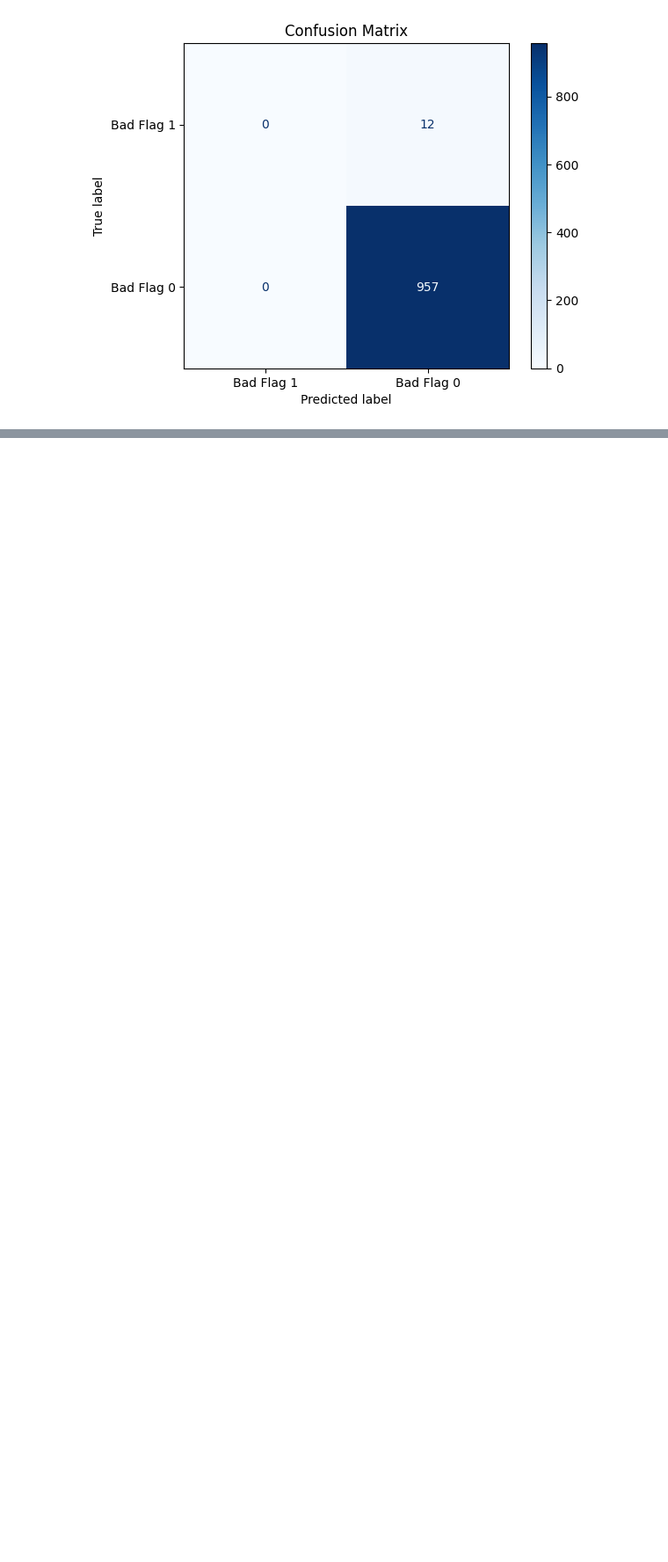
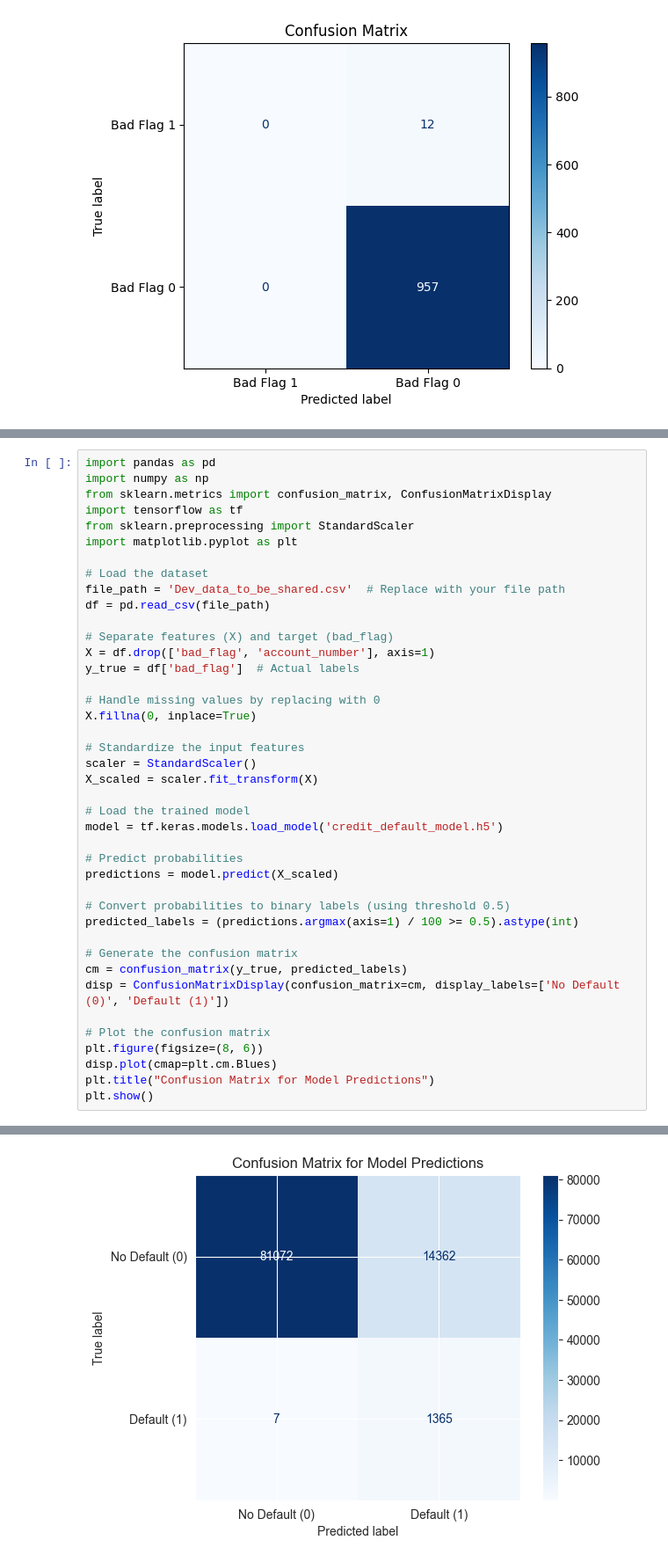
Before and after one commit to Userfrom1995/CreditCard_Predictions, a Jupyter notebook: main.ipynb, the cells around one changed output, grey strips where cells are left out. Shown at 88% size. Cells and saved outputs as stored; diff of their text form; blank space fills up the shorter version.

```diff
--- a/main.ipynb
+++ b/main.ipynb
@@ -720,0 +1057,42 @@ NameError: name 'y_pred_proba' is not defined
+# %%
+import pandas as pd
+import numpy as np
+from sklearn.metrics import confusion_matrix, ConfusionMatrixDisplay
+import tensorflow as tf
+from sklearn.preprocessing import StandardScaler
+import matplotlib.pyplot as plt
+
+# Load the dataset
+file_path = 'Dev_data_to_be_shared.csv'  # Replace with your file path
+df = pd.read_csv(file_path)
+
+# Separate features (X) and target (bad_flag)
+X = df.drop(['bad_flag', 'account_number'], axis=1)
+y_true = df['bad_flag']  # Actual labels
+
+# Handle missing values by replacing with 0
+X.fillna(0, inplace=True)
+
+# Standardize the input features
+scaler = StandardScaler()
+X_scaled = scaler.fit_transform(X)
+
+# Load the trained model
+model = tf.keras.models.load_model('credit_default_model.h5')
+
+# Predict probabilities
+predictions = model.predict(X_scaled)
+
+# Convert probabilities to binary labels (using threshold 0.5)
+predicted_labels = (predictions.argmax(axis=1) / 100 >= 0.5).astype(int)
+
+# Generate the confusion matrix
+cm = confusion_matrix(y_true, predicted_labels)
+disp = ConfusionMatrixDisplay(confusion_matrix=cm, display_labels=['No Default (0)', 'Default (1)'])
+
+# Plot the confusion matrix
+plt.figure(figsize=(8, 6))
+disp.plot(cmap=plt.cm.Blues)
+plt.title("Confusion Matrix for Model Predictions")
+plt.show()
+# %% [output]
@@ -720,0 +1101 @@ NameError: name 'y_pred_proba' is not defined
+[figure, added]
```
Also changed, not shown: parts of 24 cells of this notebook, 14 other files.
